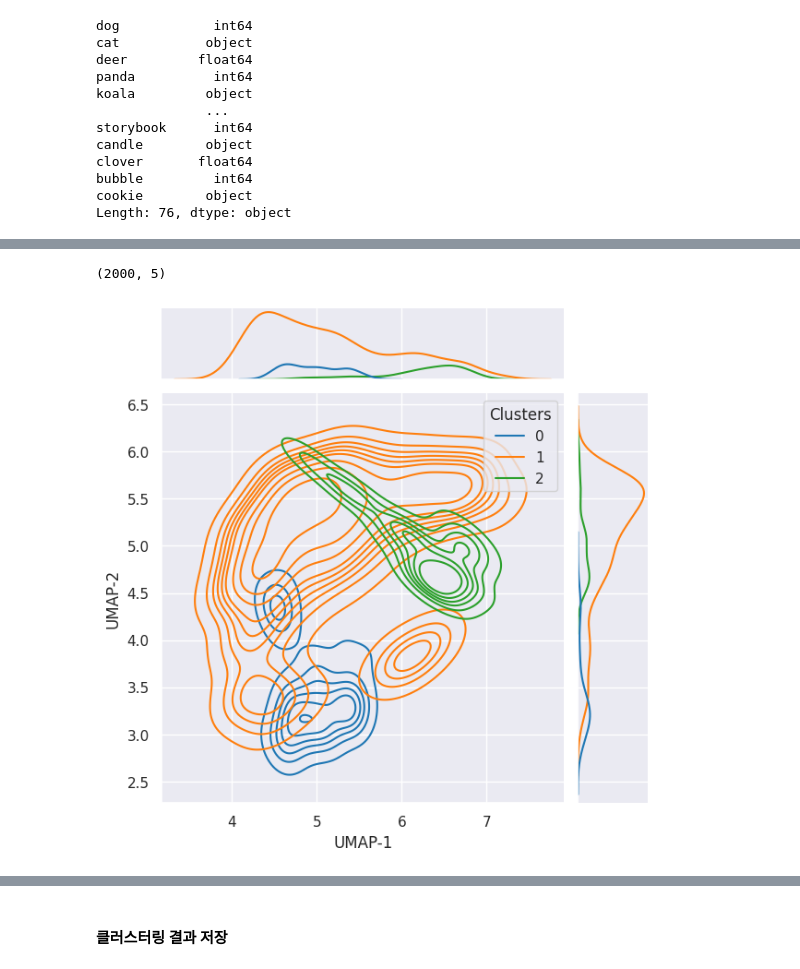
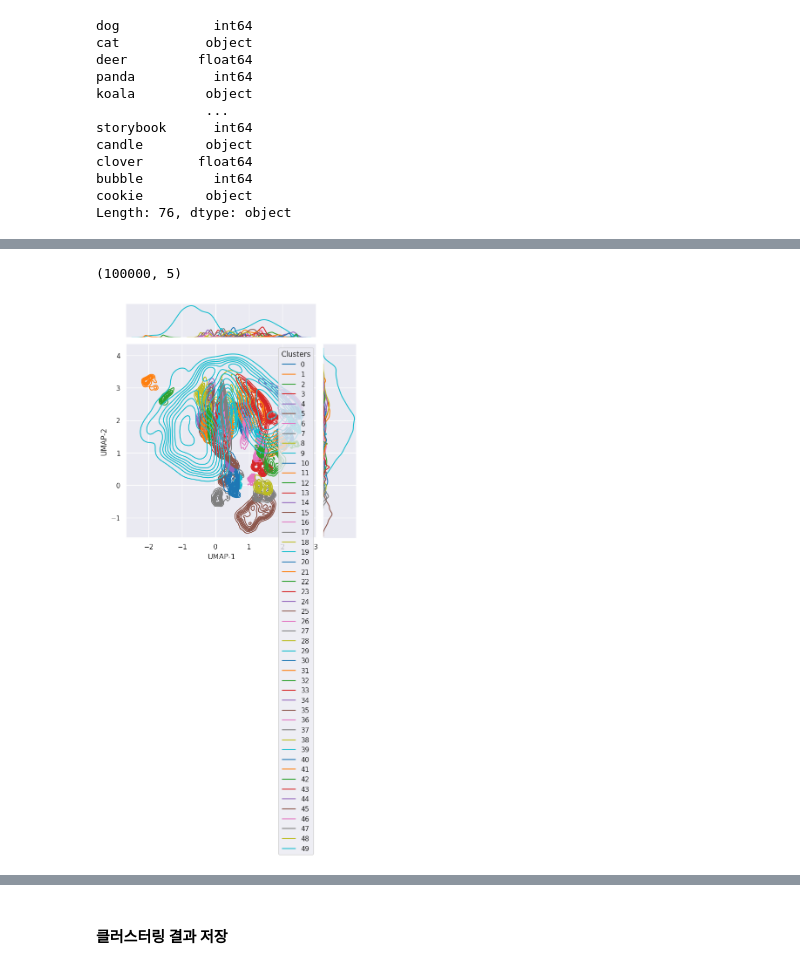
Before and after one commit to OREYH/DenseClus, a Jupyter notebook: Clustering_MostAI.ipynb, the cells around one changed output, grey strips where cells are left out. Drawn from its saved outputs; the diff is of its cells as text; code cells hidden in the pictures.

```diff
--- a/Clustering_MostAI.ipynb
+++ b/Clustering_MostAI.ipynb
@@ -53,7 +53,7 @@ df = pd.read_csv(data_path)
 df = df.dropna(axis=1)
 
 # random sampling 진행
-df = df.sample(n=20000, random_state=SEED)
+#df = df.sample(n=20000, random_state=SEED)
 
 df.head(5)
 # %% [output]
@@ -168,0 +84,16 @@ Hashing categorical features
+# %%
+# 하이퍼파라미터 호출
+umap_params = {'categorical': {'n_neighbors': 15, 'min_dist': 0.0},
+               'numerical': {'n_neighbors': 20, 'min_dist': 0.2},
+               'combined': {'n_neighbors': 10, 'min_dist': 0.2}}
+
+hdbscan_params = {'min_samples': 50, 'min_cluster_size': 200, 'gen_min_span_tree': True}
+
+clf = DenseClus(
+    random_state=SEED,
+    hdbscan_params=hdbscan_params,
+    umap_params=umap_params,
+    umap_combine_method="intersection_union_mapper"
+)
+
+clf.fit(df)
@@ -180,23 +130,23 @@ NameError: name 'clf' is not defined
 # %%
 embedding.shape
 # %% [output]
-(2000, 5)
+(100000, 5)
 # %%
 g = sns.jointplot(
     x=embedding[clustered, 0],
-    y=embedding[clustered, 2],
+    y=embedding[clustered, 1],
     hue=labels[clustered],
     kind="kde", palette='tab10' )
 
 g.set_axis_labels("UMAP-1", "UMAP-2")
 
 legend = g.ax_joint.get_legend()
 if legend:
     legend.set_title("Clusters")
 
 plt.show()
 # %% [output]
-[figure, old version]
+[figure, new version]
 # %%
 clf.hdbscan_.condensed_tree_.plot(
     select_clusters=True,
```
Also changed, not shown: parts of 12 cells of this notebook, 1 other file.
